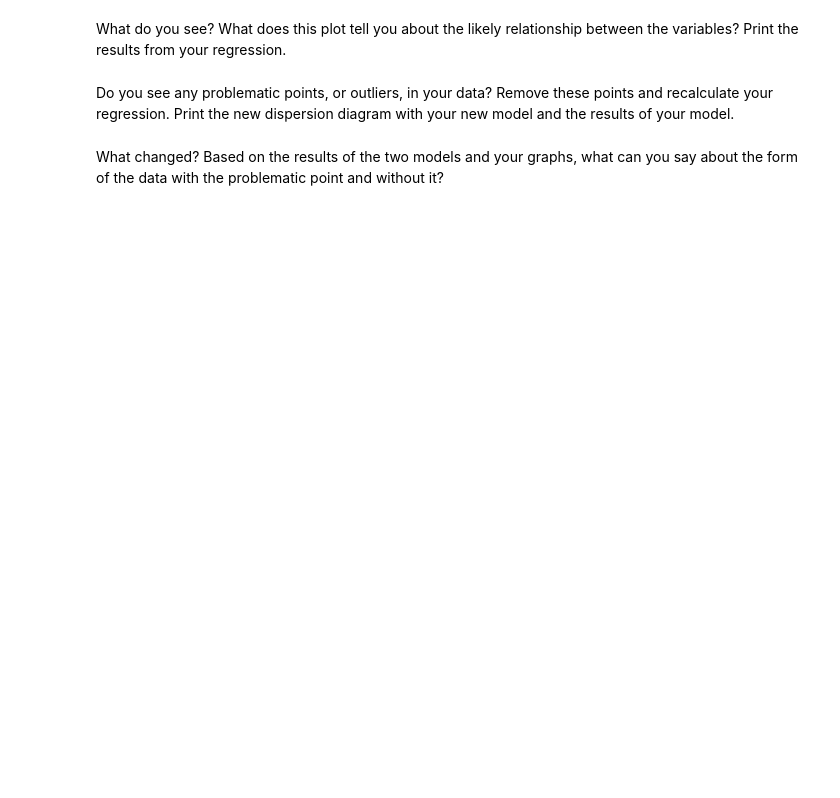
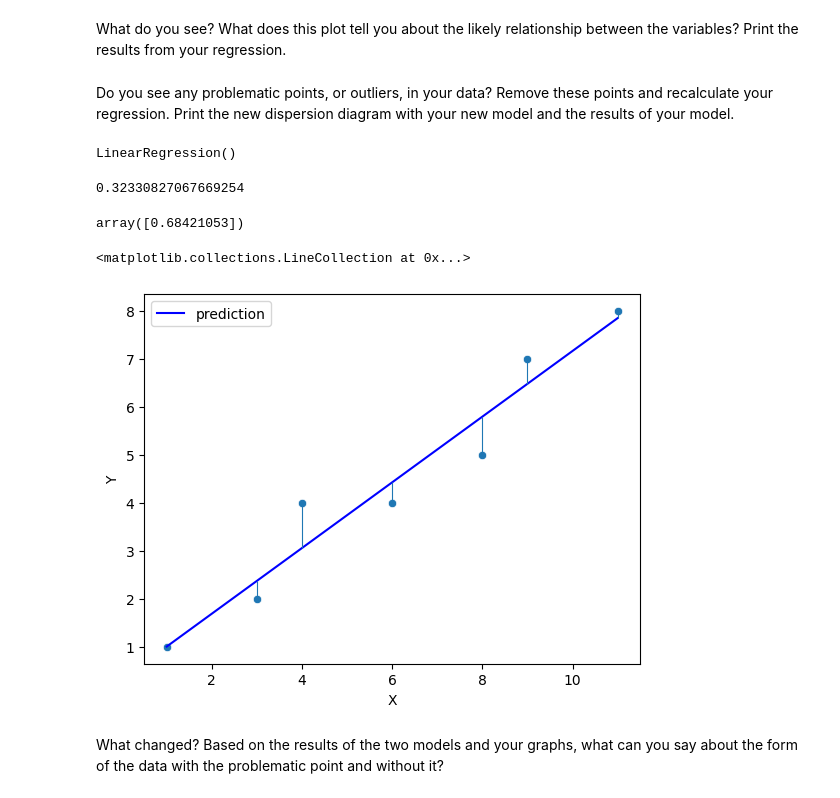
Before and after one commit to Ironhack-data-bcn-oct-2023/lab-regression-analysis, a Jupyter notebook: your-code.ipynb, the cells around one changed output. Cells and saved outputs as stored; diff of their text form; code cells hidden in the pictures; blank space fills up the shorter version.

```diff
--- a/your-code.ipynb
+++ b/your-code.ipynb
@@ -108,3 +266,32 @@ Do you see any problematic points, or outliers, in your data? Remove these point
+# %%
+# There is one point that seems to be an outliers, the last point.
+attendence = attendence[0:7]
+
+X = attendence[["X"]]
+y = attendence["Y"]
+model = LinearRegression()
+model = model.fit(X,y)
+model
+# %% [output]
+LinearRegression()
+# %%
+model.intercept_
+# %% [output]
+0.32330827067669254
+# %%
+model.coef_
+# %% [output]
+array([0.68421053])
+# %%
+attendence["prediction_through_scikit_learn"] = attendence[["X"]] * model.coef_[0] + model.intercept_
+# %%
+sns.scatterplot(x = attendence["X"],y = attendence["Y"]);
+plt.plot(attendence[["X"]], attendence["prediction_through_scikit_learn"], c= "blue", label = "prediction");
+plt.legend()
+plt.vlines(attendence["X"],  attendence["prediction_through_scikit_learn"], attendence["Y"], lw=0.8)
+# %% [output]
+<matplotlib.collections.LineCollection at 0x...>
+[figure, added]
 # %% [markdown]
 What changed? Based on the results of the two models and your graphs, what can you say about the form of the data with the problematic point and without it?
 # %%
```
Also changed, not shown: parts of 38 cells of this notebook.
